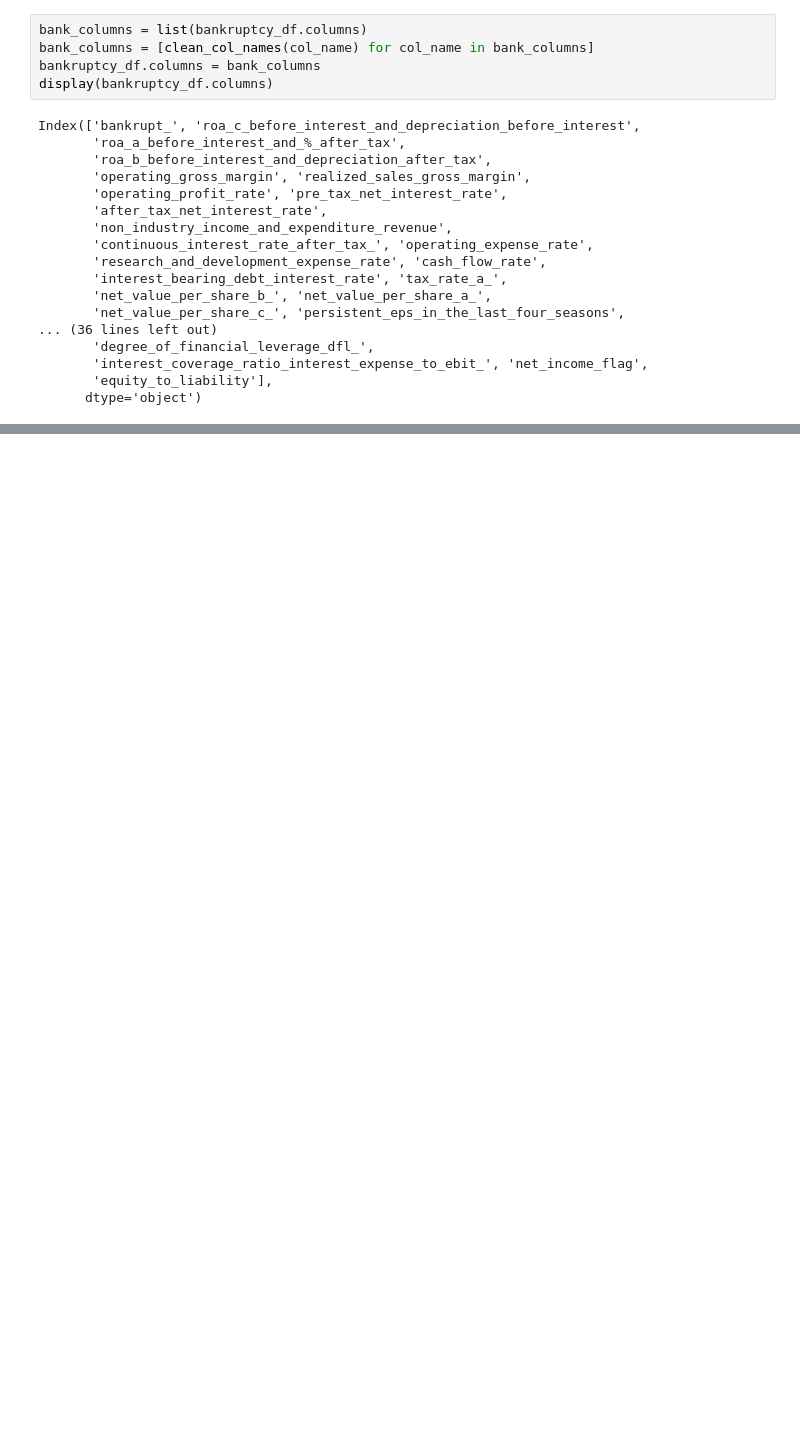
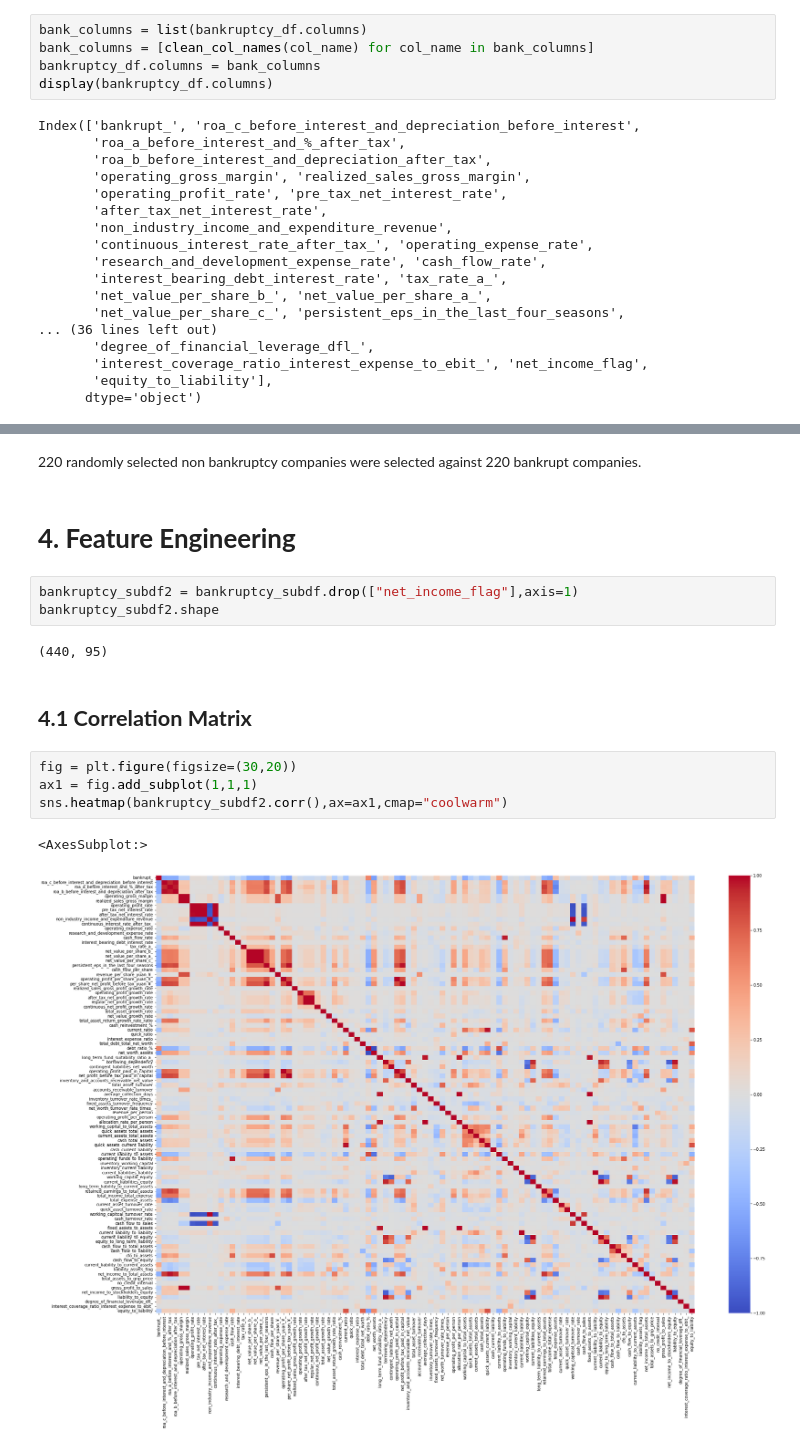
Before and after one commit to fookaixiong/Company_Bankruptcy_Predition, a Jupyter notebook: company-bankruptcy.ipynb, the cells around one changed output, grey strips where cells are left out. Saved outputs shown, nothing was run; the diff lists cells and outputs as text; blank space fills up the shorter version.

```diff
--- a/company-bankruptcy.ipynb
+++ b/company-bankruptcy.ipynb
@@ -109,0 +257,18 @@ sns.countplot(data=bankruptcy_df,x="bankrupt_")
+# %% [markdown]
+220 randomly selected non bankruptcy companies were selected against 220 bankrupt companies.
+# %% [markdown]
+# **4. Feature Engineering**
+# %%
+bankruptcy_subdf2 = bankruptcy_subdf.drop(["net_income_flag"],axis=1)
+bankruptcy_subdf2.shape
+# %% [output]
+(440, 95)
+# %% [markdown]
+## **4.1 Correlation Matrix**
+# %%
+fig = plt.figure(figsize=(30,20))
+ax1 = fig.add_subplot(1,1,1)
+sns.heatmap(bankruptcy_subdf2.corr(),ax=ax1,cmap="coolwarm")
+# %% [output]
+<AxesSubplot:>
+[figure, added]
```
Also changed, not shown: parts of 24 cells of this notebook.
